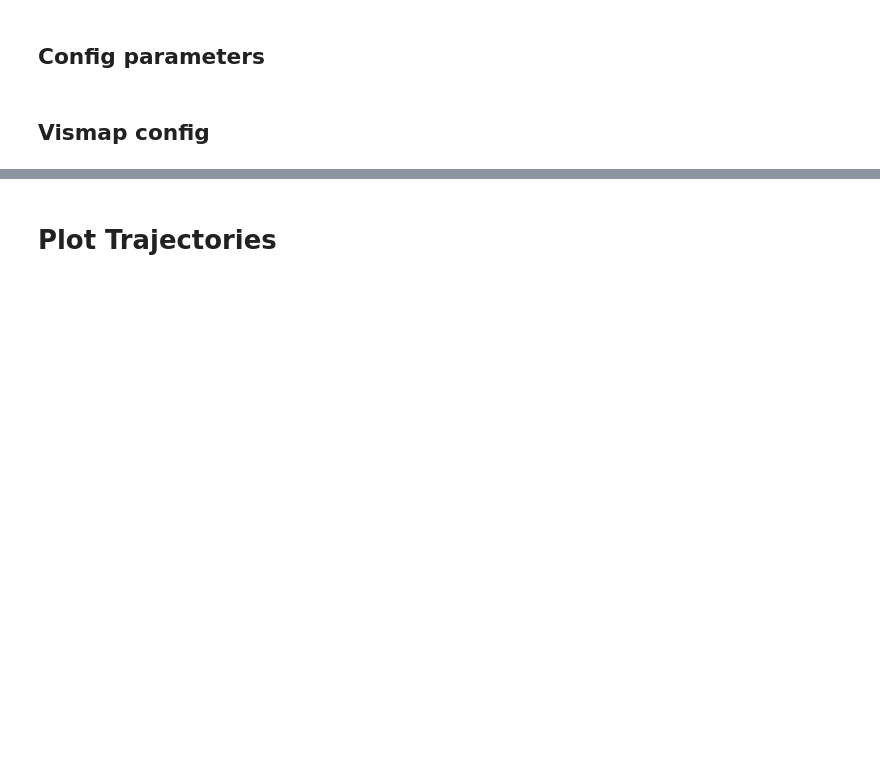
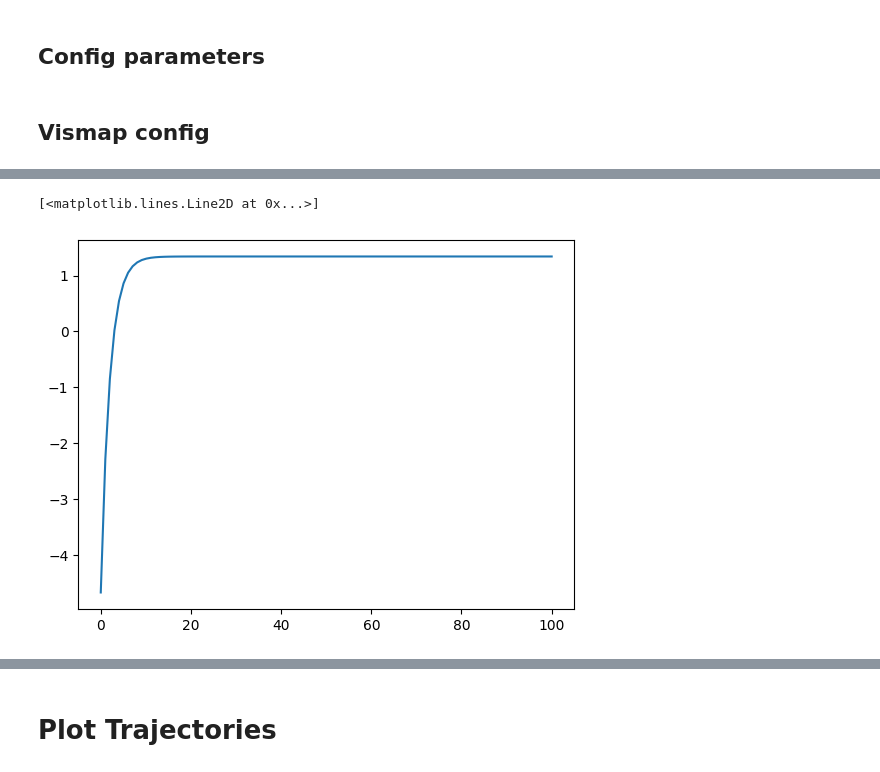
Before and after one commit to PedestrianDynamics/pyFDS-Evac, a Jupyter notebook: notebooks/fds-evac.ipynb, the cells around one changed output, grey strips where cells are left out. Cells and saved outputs as stored; diff of their text form; code cells hidden in the pictures; blank space fills up the shorter version.

```diff
--- a/notebooks/fds-evac.ipynb
+++ b/notebooks/fds-evac.ipynb
@@ -134,3 +160,13 @@ plt.ylabel("Local Visibility")
+# %%
+max_speed = 1.34
+c = 3
+range =2
+v = np.linspace(0, 100, 100)
+y = max_speed * (1 - np.exp(-(v - c) / range))
+plt.plot(v,y)
+# %% [output]
+[<matplotlib.lines.Line2D at 0x...>]
+[figure, added]
 # %%
 def calculate_desired_speed(v, c, max_speed, range=2.0):
     # Calculate the proximity of v to c, and adjust speed accordingly
```
Also changed, not shown: parts of 8 cells of this notebook.
